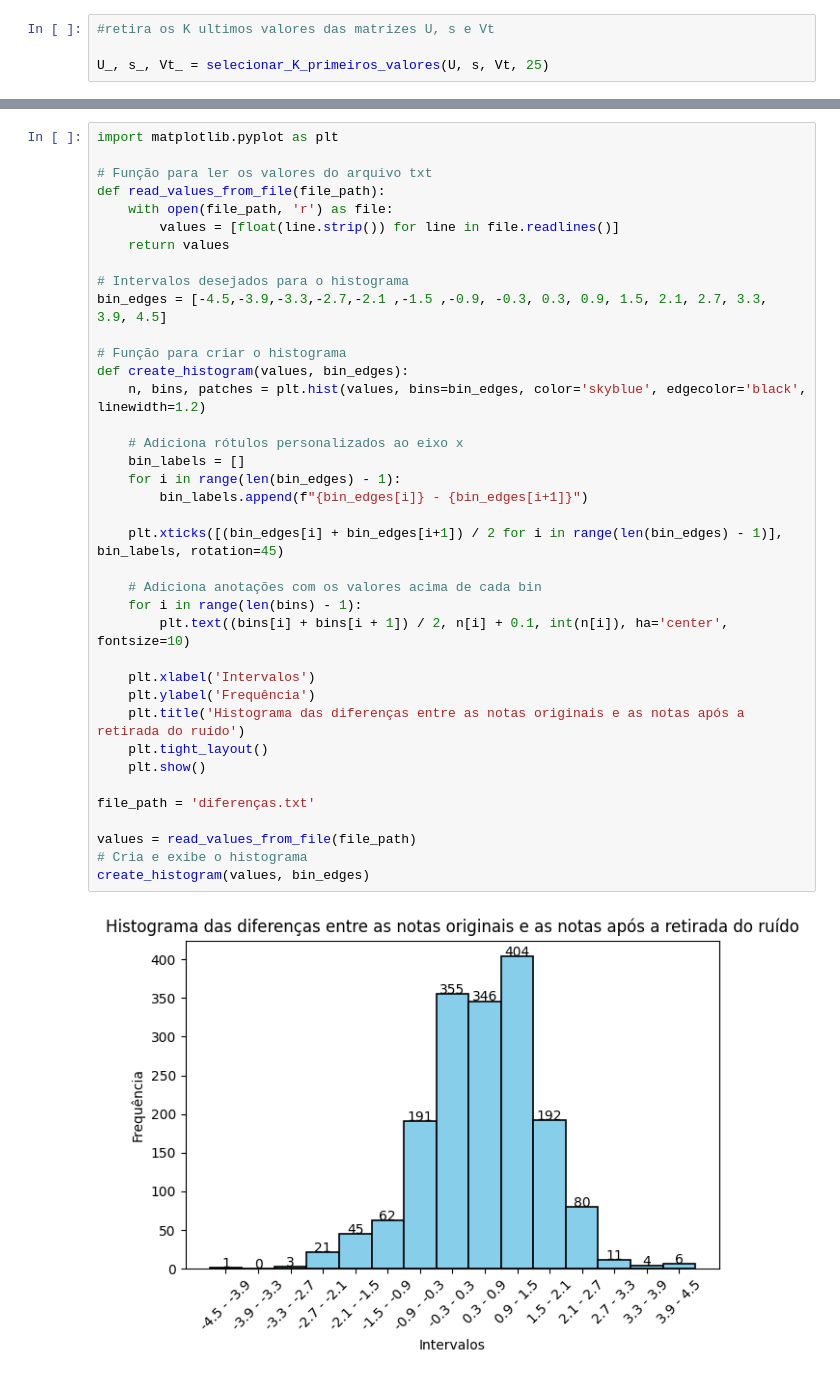
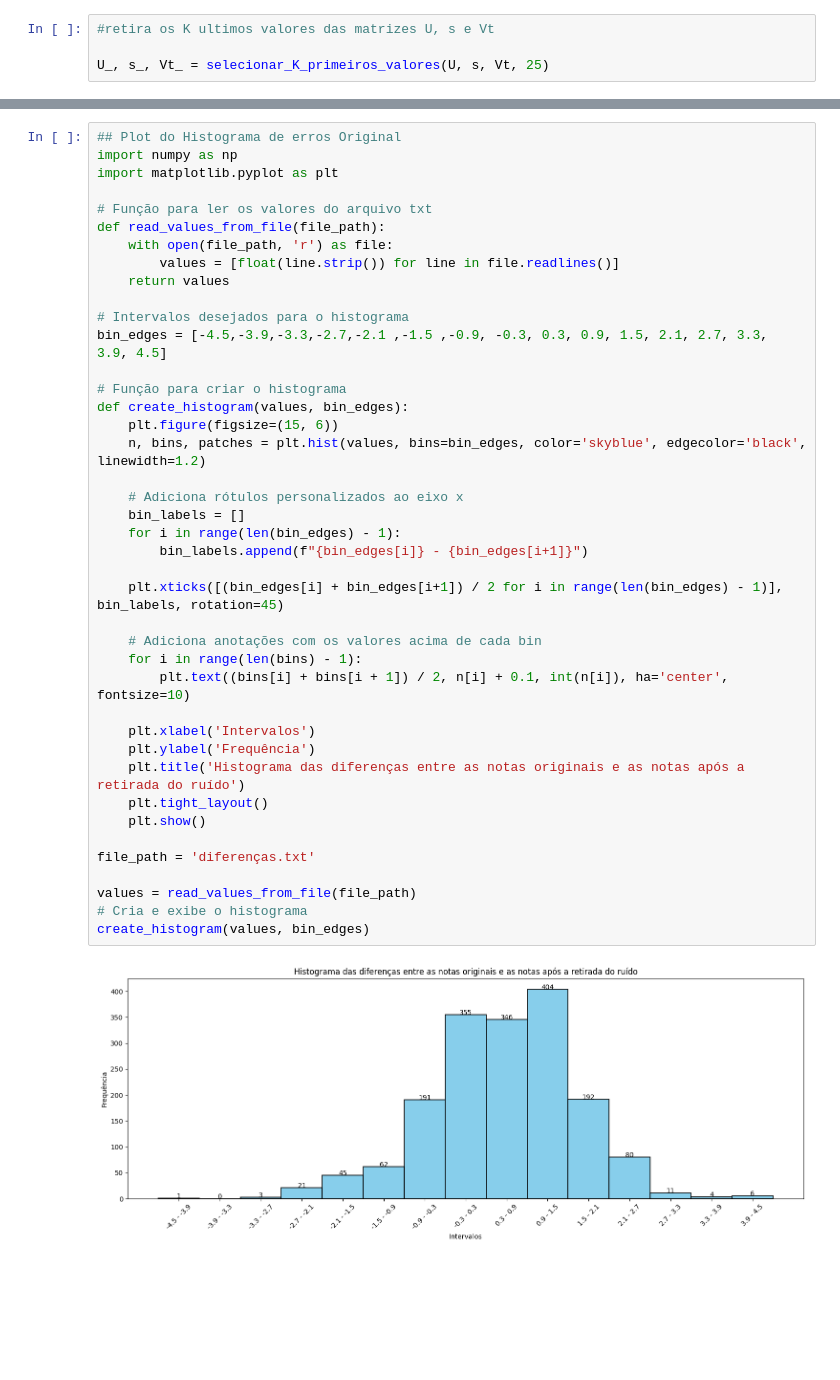
Before and after one commit to esdrasgc/netflix_challenge, a Jupyter notebook: main.ipynb, the cells around one changed output, grey strips where cells are left out. Saved outputs shown, nothing was run; the diff lists cells and outputs as text; blank space fills up the shorter version.

```diff
--- a/main.ipynb
+++ b/main.ipynb
@@ -96,4 +97,6 @@ print(B_[i, j])
 # %%
+## Plot do Histograma de erros Original
+import numpy as np
 import matplotlib.pyplot as plt
 
 # Função para ler os valores do arquivo txt
@@ -105,32 +108,33 @@ def read_values_from_file(file_path):
 # Intervalos desejados para o histograma
 bin_edges = [-4.5,-3.9,-3.3,-2.7,-2.1 ,-1.5 ,-0.9, -0.3, 0.3, 0.9, 1.5, 2.1, 2.7, 3.3, 3.9, 4.5]
 
 # Função para criar o histograma
 def create_histogram(values, bin_edges):
+    plt.figure(figsize=(15, 6))
     n, bins, patches = plt.hist(values, bins=bin_edges, color='skyblue', edgecolor='black', linewidth=1.2)
 
     # Adiciona rótulos personalizados ao eixo x
     bin_labels = []
     for i in range(len(bin_edges) - 1):
         bin_labels.append(f"{bin_edges[i]} - {bin_edges[i+1]}")
 
     plt.xticks([(bin_edges[i] + bin_edges[i+1]) / 2 for i in range(len(bin_edges) - 1)], bin_labels, rotation=45)
 
     # Adiciona anotações com os valores acima de cada bin
     for i in range(len(bins) - 1):
         plt.text((bins[i] + bins[i + 1]) / 2, n[i] + 0.1, int(n[i]), ha='center', fontsize=10)
 
     plt.xlabel('Intervalos')
     plt.ylabel('Frequência')
     plt.title('Histograma das diferenças entre as notas originais e as notas após a retirada do ruído')
     plt.tight_layout()
     plt.show()
 
 file_path = 'diferenças.txt'
 
 values = read_values_from_file(file_path)
 # Cria e exibe o histograma
 create_histogram(values, bin_edges)
 # %% [output]
-[figure, old version]
+[figure, new version]
 # %%
```
Also changed, not shown: parts of 7 cells of this notebook, 3 other files.
